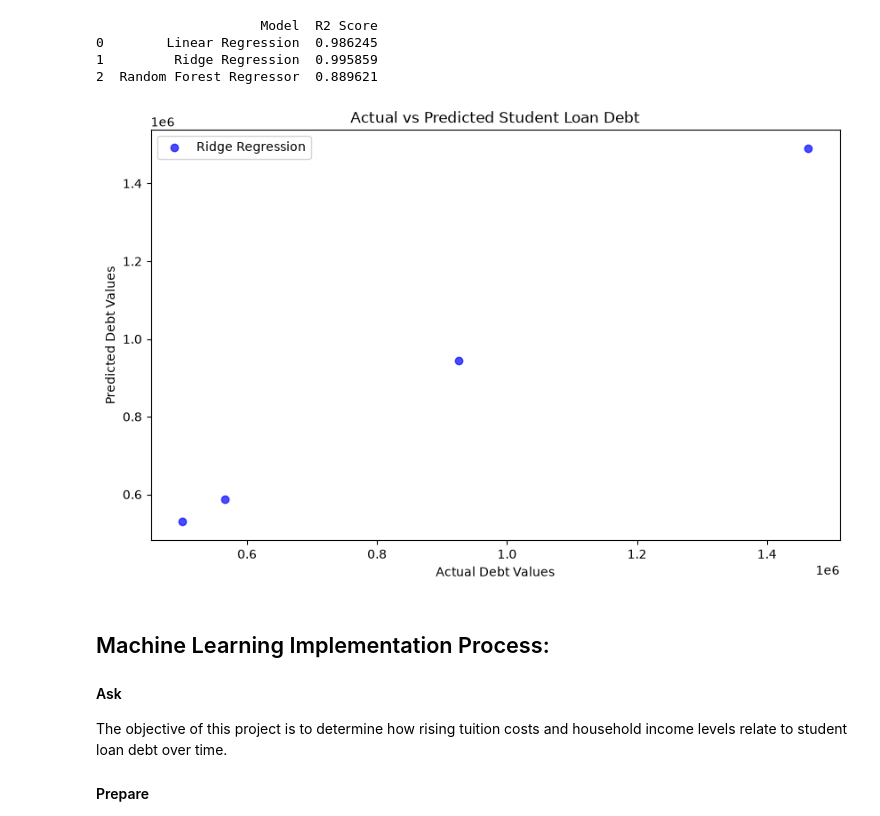
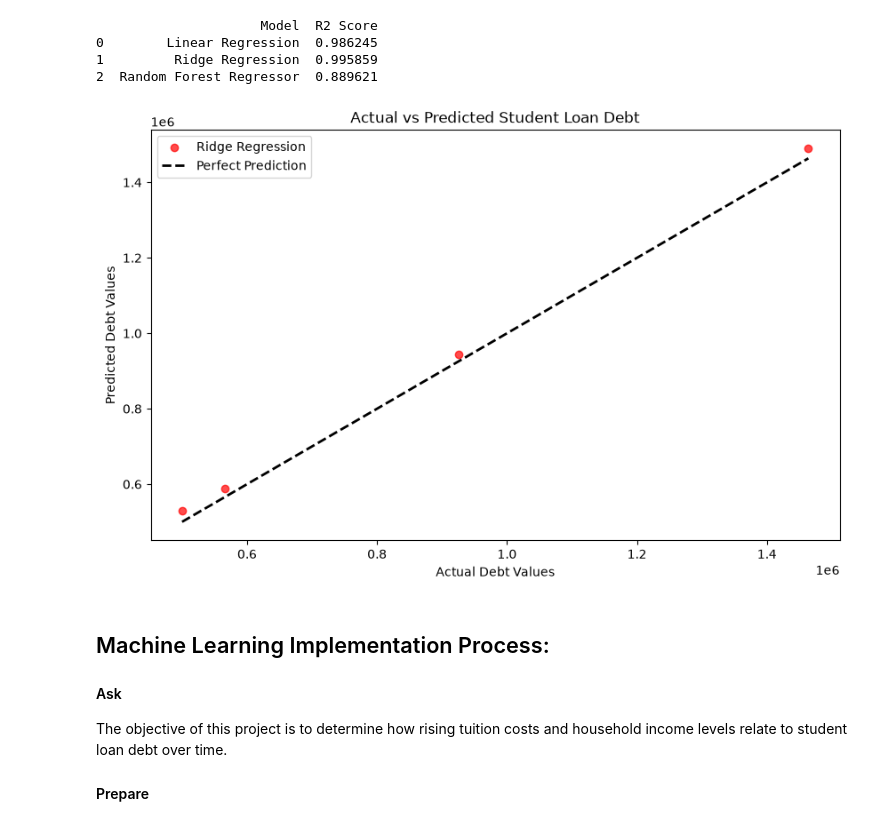
Before and after one commit to IT4063C-Fall2026/data-tech-analytics-final-project-braeaussie, a Jupyter notebook: source.ipynb, the cells around one changed output. Drawn from its saved outputs; the diff is of its cells as text; code cells hidden in the pictures.

Commit message:
update actual vs predicted visual

```diff
--- a/source.ipynb
+++ b/source.ipynb
@@ -556,15 +556,16 @@ print(results)
 # %%
 # Actual vs Predicted Visualization
 
 plt.figure(figsize=(10,6))
-plt.scatter(y_test, ridge_pred, color='blue', label='Ridge Regression', alpha=0.7)
+plt.scatter(y_test, ridge_pred, color='red', label='Ridge Regression', alpha=0.7)
+plt.plot([y_test.min(), y_test.max()], [y_test.min(), y_test.max()], 'k--', lw=2, label='Perfect Prediction')
 plt.xlabel("Actual Debt Values")
 plt.ylabel("Predicted Debt Values")
 plt.title("Actual vs Predicted Student Loan Debt")
 plt.legend()
 plt.show()
 # %% [output]
-[figure, old version]
+[figure, new version]
 # %% [markdown]
 ## Machine Learning Implementation Process:
 
```
